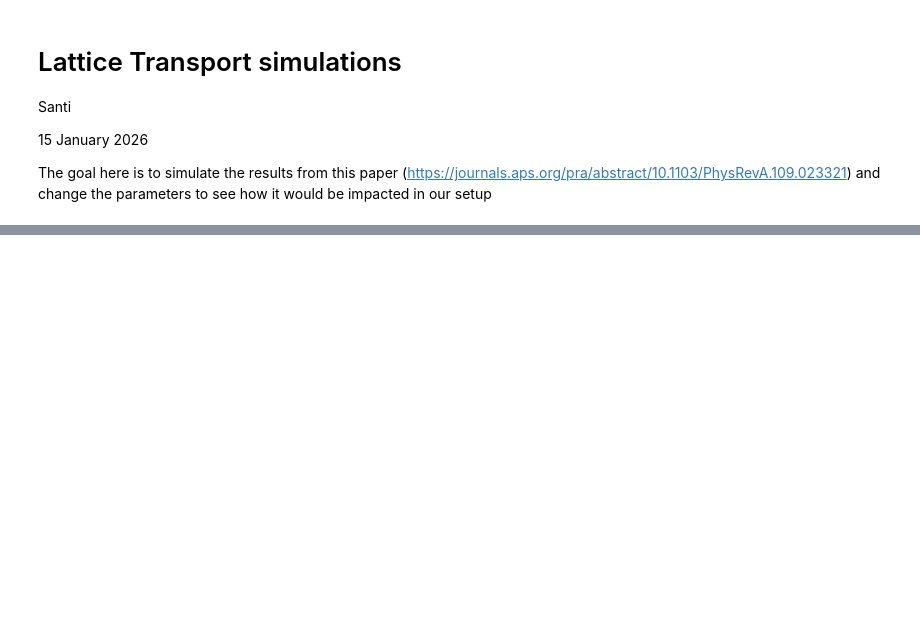
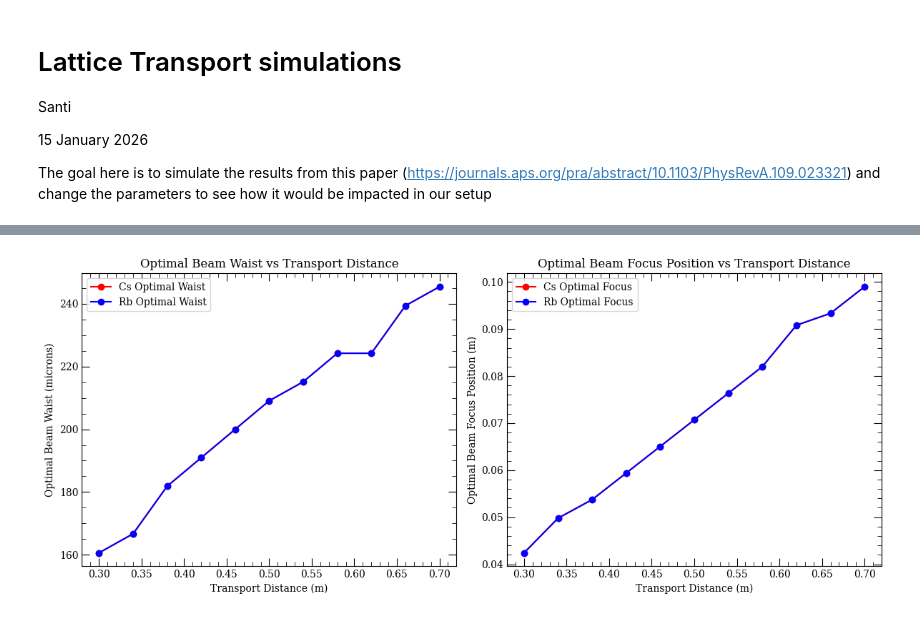
Before and after one commit to Lopez-Santi/RbCs-simulations, a Jupyter notebook: lattice transport/latticeTransport.ipynb, the cells around one changed output, grey strips where cells are left out. Saved outputs shown, nothing was run; the diff lists cells and outputs as text; code cells hidden in the pictures; blank space fills up the shorter version.

```diff
--- a/lattice transport/latticeTransport.ipynb
+++ b/lattice transport/latticeTransport.ipynb
@@ -286,0 +315,21 @@ plt.show()
+# %%
+# plot the optimal waist and focus as a function of transport distance from data above
+plt.figure(figsize=(12, 5))
+plt.subplot(1, 2, 1)
+plt.plot(transport_distances, np.array(optimal_waists_Cs)*1e6, 'r-o', label='Cs Optimal Waist')
+plt.plot(transport_distances, np.array(optimal_waists_Rb)*1e6, 'b-o', label='Rb Optimal Waist')
+plt.xlabel('Transport Distance (m)')
+plt.ylabel('Optimal Beam Waist (microns)')
+plt.title('Optimal Beam Waist vs Transport Distance')
+plt.legend()
+plt.subplot(1, 2, 2)
+plt.plot(transport_distances, np.array(optimal_focuses_Cs), 'r-o', label='Cs Optimal Focus')
+plt.plot(transport_distances, np.array(optimal_focuses_Rb), 'b-o', label='Rb Optimal Focus')
+plt.xlabel('Transport Distance (m)')
+plt.ylabel('Optimal Beam Focus Position (m)')
+plt.title('Optimal Beam Focus Position vs Transport Distance')
+plt.legend()
+plt.tight_layout()
+plt.show()
+# %% [output]
+[figure, added]
```
Also changed, not shown: parts of 6 cells of this notebook.
